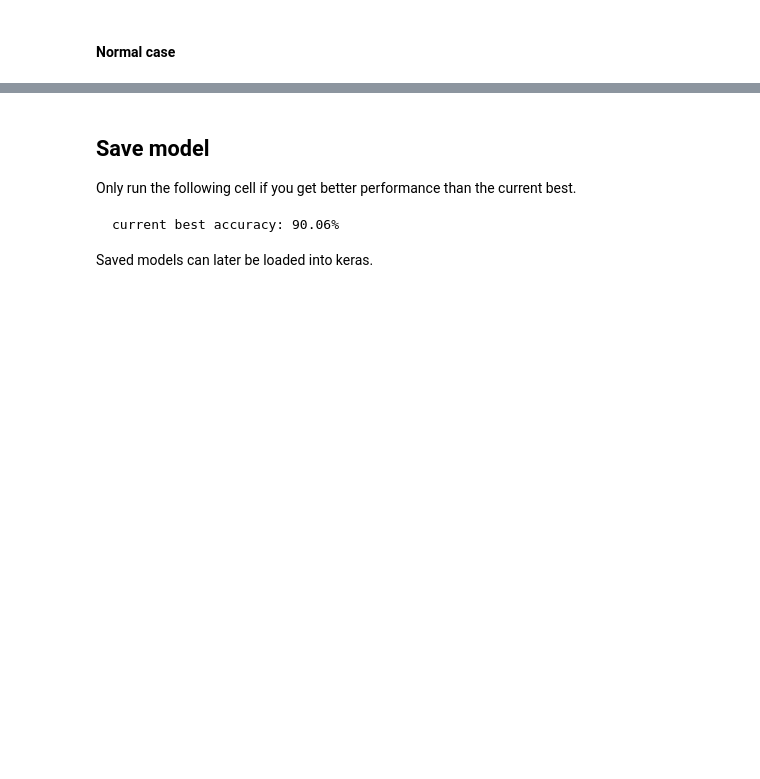
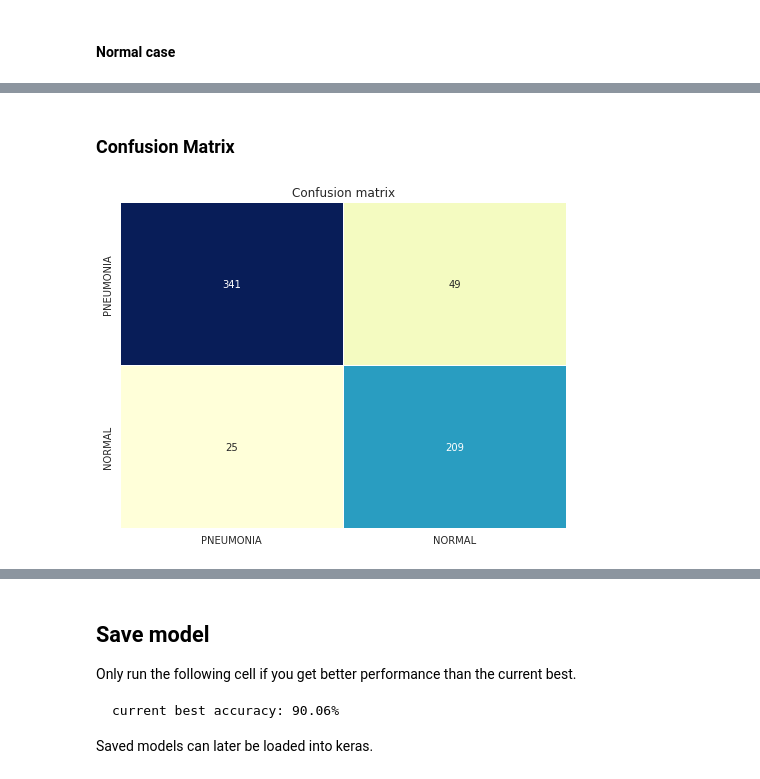
Before and after one commit to AlbertoZerbinati/pneumonia-xray-detection, a Jupyter notebook: pneumonia.ipynb, the cells around one changed output, grey strips where cells are left out. Drawn from its saved outputs; the diff is of its cells as text; code cells hidden in the pictures; blank space fills up the shorter version.

```diff
--- a/pneumonia.ipynb
+++ b/pneumonia.ipynb
@@ -494,0 +483,16 @@ plt.show()
+# %% [markdown]
+### Confusion Matrix
+# %%
+# inference
+p = model.predict(x_test)
+
+predictions = [1 if p[i] > 0.5 else 0 for i in range(p.shape[0])]
+predictions = np.array(predictions)
+
+matrix = tf.math.confusion_matrix(y_test, predictions, num_classes=2)
+plt.figure(figsize=(8,6))
+sns.heatmap(matrix, xticklabels=('PNEUMONIA', 'NORMAL'), yticklabels=('PNEUMONIA', 'NORMAL'), annot=True, fmt="d", linewidths=.5,  cmap="YlGnBu", cbar=False)
+plt.title("Confusion matrix")
+plt.show()
+# %% [output]
+[figure, added]
```
Also changed, not shown: parts of 11 cells of this notebook, 1 other file.
